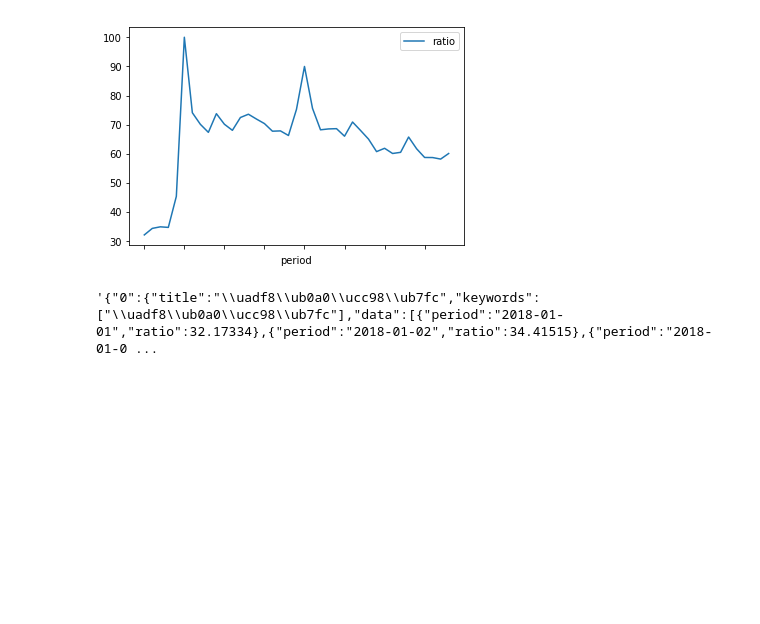
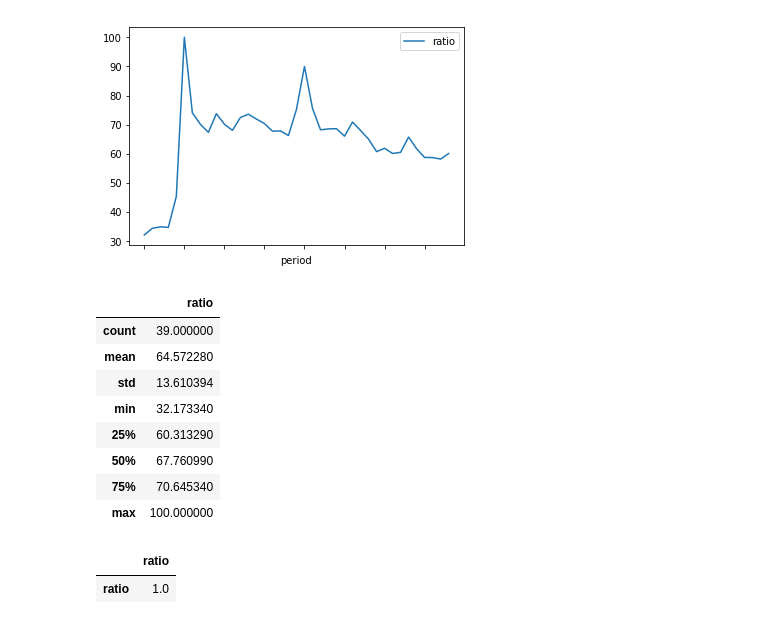
Before and after one commit to getChan/DataBaseProject, a Jupyter notebook: src/NaverTrends.ipynb, the cells around one changed output. Saved outputs shown, nothing was run; the diff lists cells and outputs as text; code cells hidden in the pictures; blank space fills up the shorter version.

```diff
--- a/src/NaverTrends.ipynb
+++ b/src/NaverTrends.ipynb
@@ -90,6 +90,19 @@ plt.show()
 [figure]
 # %%
 #data = pd.read_json(df["results"])
-d
+df.describe()
 # %% [output]
-'{"0":{"title":"\\uadf8\\ub0a0\\ucc98\\ub7fc","keywords":["\\uadf8\\ub0a0\\ucc98\\ub7fc"],"data":[{"period":"2018-01-01","ratio":32.17334},{"period":"2018-01-02","ratio":34.41515},{"period":"2018-01-0 ...
+|  | ratio |
+| count | 39.000000 |
+| mean | 64.572280 |
+| std | 13.610394 |
+| min | 32.173340 |
+| 25% | 60.313290 |
+| 50% | 67.760990 |
+| 75% | 70.645340 |
+| max | 100.000000 |
+# %%
+df.corr(method='pearson')
+# %% [output]
+|  | ratio |
+| ratio | 1.0 |
```
Also changed, not shown: 4 other files.
